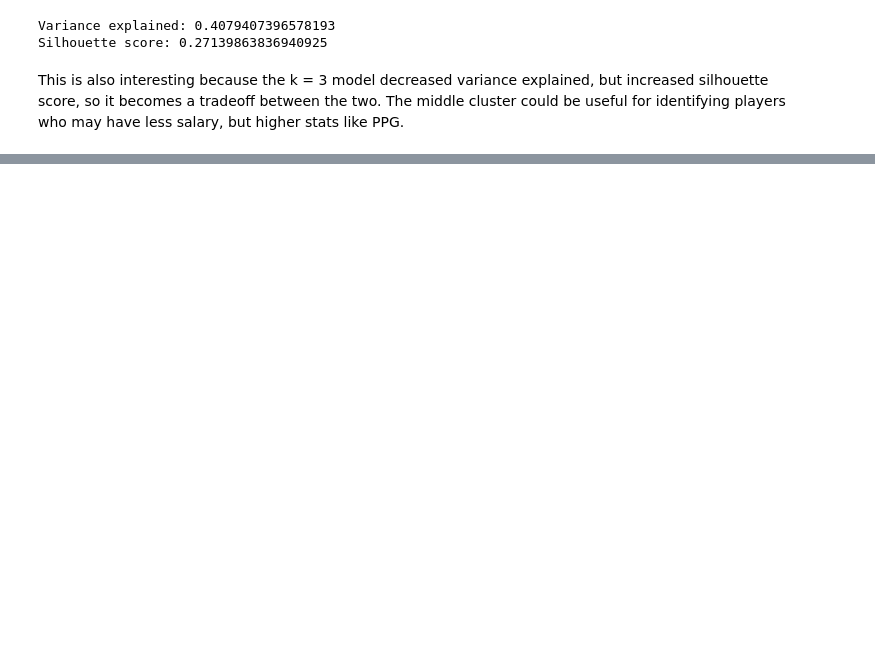
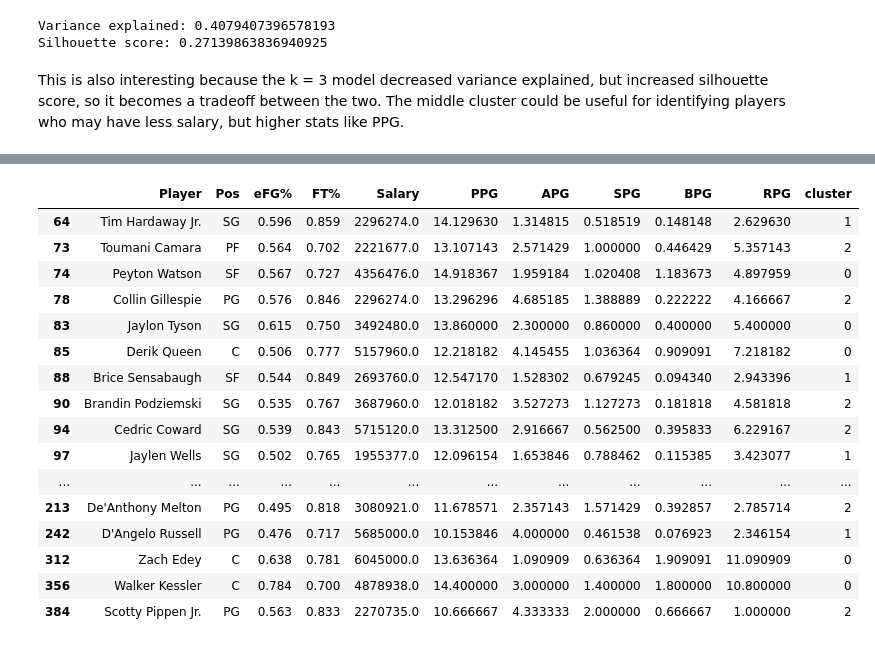
Before and after one commit to nhorton06/week_6, a Jupyter notebook: Lab-Clustering.ipynb, the cells around one changed output, grey strips where cells are left out. Saved outputs shown, nothing was run; the diff lists cells and outputs as text; code cells hidden in the pictures; blank space fills up the shorter version.

```diff
--- a/Lab-Clustering.ipynb
+++ b/Lab-Clustering.ipynb
@@ -280,3 +314,29 @@ This is also interesting because the k = 3 model decreased variance explained, b
+# %%
+# Decent Choices (for if we can't get the good choices)
+
+df[(df['PPG'] >= 10) & (df['PPG'] < 15) & (df['Salary'] <= 7500000)]
+
+# Walker Kessler
+# Jaylon Tyson
+# Cam Spencer
+# %% [output]
+|  | Player | Pos | eFG% | FT% | Salary | PPG | APG | SPG | BPG | RPG | cluster |
+| 64 | Tim Hardaway Jr. | SG | 0.596 | 0.859 | 2296274.0 | 14.129630 | 1.314815 | 0.518519 | 0.148148 | 2.629630 | 1 |
+| 73 | Toumani Camara | PF | 0.564 | 0.702 | 2221677.0 | 13.107143 | 2.571429 | 1.000000 | 0.446429 | 5.357143 | 2 |
+| 74 | Peyton Watson | SF | 0.567 | 0.727 | 4356476.0 | 14.918367 | 1.959184 | 1.020408 | 1.183673 | 4.897959 | 0 |
+| 78 | Collin Gillespie | PG | 0.576 | 0.846 | 2296274.0 | 13.296296 | 4.685185 | 1.388889 | 0.222222 | 4.166667 | 2 |
+| 83 | Jaylon Tyson | SG | 0.615 | 0.750 | 3492480.0 | 13.860000 | 2.300000 | 0.860000 | 0.400000 | 5.400000 | 0 |
+| 85 | Derik Queen | C | 0.506 | 0.777 | 5157960.0 | 12.218182 | 4.145455 | 1.036364 | 0.909091 | 7.218182 | 0 |
+| 88 | Brice Sensabaugh | SF | 0.544 | 0.849 | 2693760.0 | 12.547170 | 1.528302 | 0.679245 | 0.094340 | 2.943396 | 1 |
+| 90 | Brandin Podziemski | SG | 0.535 | 0.767 | 3687960.0 | 12.018182 | 3.527273 | 1.127273 | 0.181818 | 4.581818 | 2 |
+| 94 | Cedric Coward | SG | 0.539 | 0.843 | 5715120.0 | 13.312500 | 2.916667 | 0.562500 | 0.395833 | 6.229167 | 2 |
+| 97 | Jaylen Wells | SG | 0.502 | 0.765 | 1955377.0 | 12.096154 | 1.653846 | 0.788462 | 0.115385 | 3.423077 | 1 |
+| ... | ... | ... | ... | ... | ... | ... | ... | ... | ... | ... | ... |
+| 213 | De'Anthony Melton | PG | 0.495 | 0.818 | 3080921.0 | 11.678571 | 2.357143 | 1.571429 | 0.392857 | 2.785714 | 2 |
+| 242 | D'Angelo Russell | PG | 0.476 | 0.717 | 5685000.0 | 10.153846 | 4.000000 | 0.461538 | 0.076923 | 2.346154 | 1 |
+| 312 | Zach Edey | C | 0.638 | 0.781 | 6045000.0 | 13.636364 | 1.090909 | 0.636364 | 1.909091 | 11.090909 | 0 |
+| 356 | Walker Kessler | C | 0.784 | 0.700 | 4878938.0 | 14.400000 | 3.000000 | 1.400000 | 1.800000 | 10.800000 | 0 |
+| 384 | Scotty Pippen Jr. | PG | 0.563 | 0.833 | 2270735.0 | 10.666667 | 4.333333 | 2.000000 | 0.666667 | 1.000000 | 2 |
 # %%
 #Write up the results in a separate notebook with supporting visualizations and
 # an overview of how and why you made the choices you did. This should be at least
```
Also changed, not shown: parts of 5 cells of this notebook, 1 other file.
